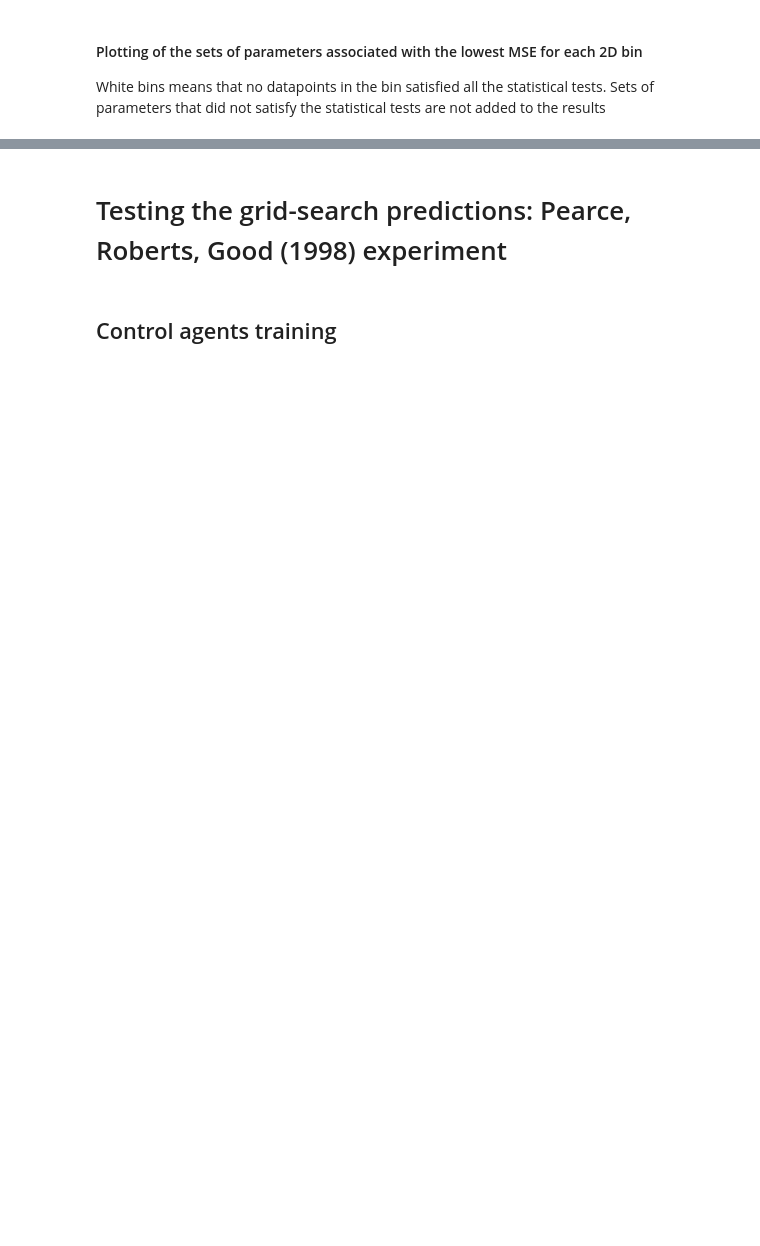
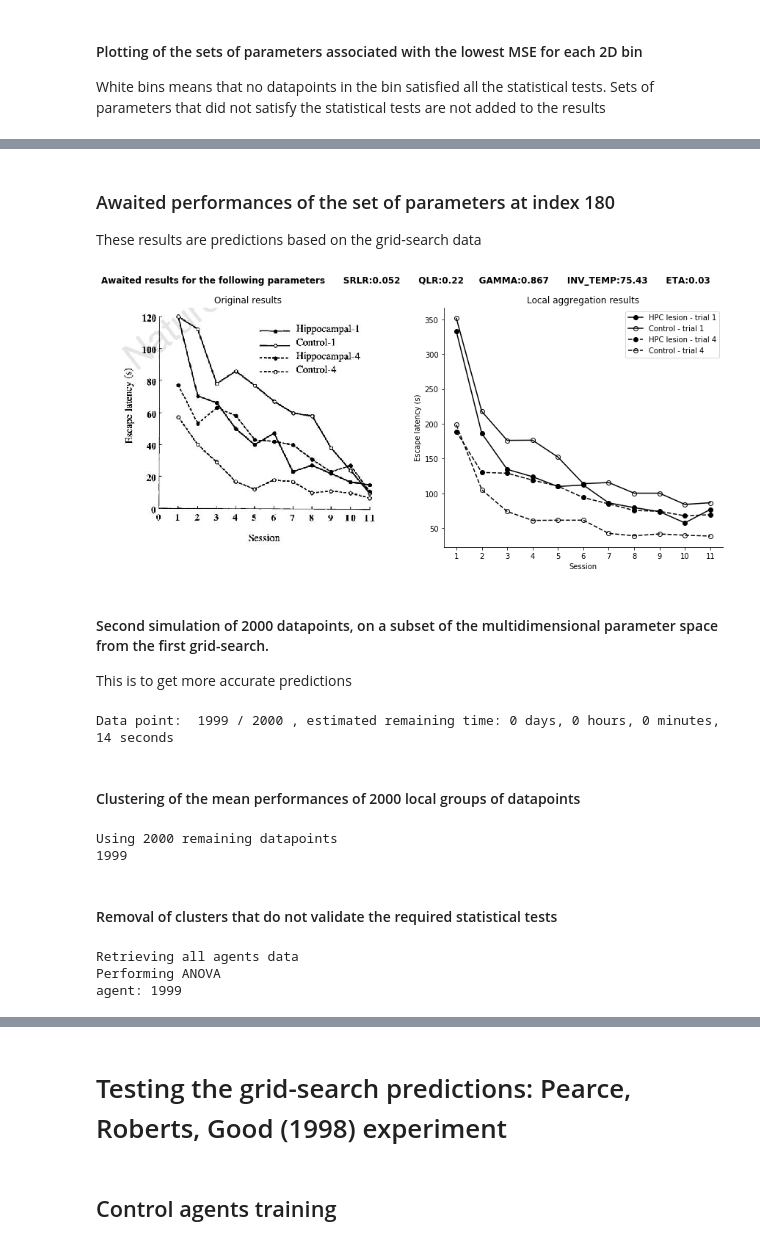
Before and after one commit to zimoun/mixed-coordination-models, a Jupyter notebook: sources/notebooks/Geerts Replication.ipynb, the cells around one changed output, grey strips where cells are left out. Drawn from its saved outputs; the diff is of its cells as text; code cells hidden in the pictures; blank space fills up the shorter version.

```diff
--- a/sources/notebooks/Geerts Replication.ipynb
+++ b/sources/notebooks/Geerts Replication.ipynb
@@ -84,0 +83,10 @@ Index of the best 3 sets of parameters: [163, 1388, 818]
+# %% [markdown]
+### Awaited performances of the set of parameters at index 180
+These results are predictions based on the grid-search data
+# %%
+plot_local("main_pearce", res_df,180)
+# %% [output]
+[figure, added]
+# %% [markdown]
+#### Second simulation of 2000 datapoints, on a subset of the multidimensional parameter space from the first grid-search.
+This is to get more accurate predictions
@@ -84,0 +95,32 @@ Index of the best 3 sets of parameters: [163, 1388, 818]
+# %%
+function = "main_pearce"
+n_datapoints = 2000
+mf_allo = False
+dolle = False
+HPCmode = "SR"
+range_srlr = (0.02, 0.13)
+range_qlr = (0.1, 0.4)
+range_gamma = (0.75, 0.95)
+range_inv_temp = (40, 150)
+eta = 0.03
+
+random_grid_search(path, function, n_datapoints, mf_allo, dolle, HPCmode, range_srlr=range_srlr, range_qlr=range_qlr, eta=eta, range_gamma=range_gamma, range_inv_temp=range_inv_temp, random=False)
+# %% [output]
+Data point:  1999 / 2000 , estimated remaining time: 0 days, 0 hours, 0 minutes, 14 seconds
+# %% [markdown]
+#### Clustering of the mean performances of 2000 local groups of datapoints
+# %%
+compute_clusters_perfs(path, experimental_data_pearce, relative=True)
+# %% [output]
+Using 2000 remaining datapoints
+1999
+# %% [markdown]
+#### Removal of clusters that do not validate the required statistical tests
+# %%
+# the list of p-values required for each test can be found and modified in the
+# perform_statical_analyses_pearce() function, in the grid_search.py module
+perform_statical_analyses_pearce(path, p=0.05)
+# %% [output]
+Retrieving all agents data
+Performing ANOVA
+agent: 1999
```
Also changed, not shown: parts of 16 cells of this notebook, 2 other files.
